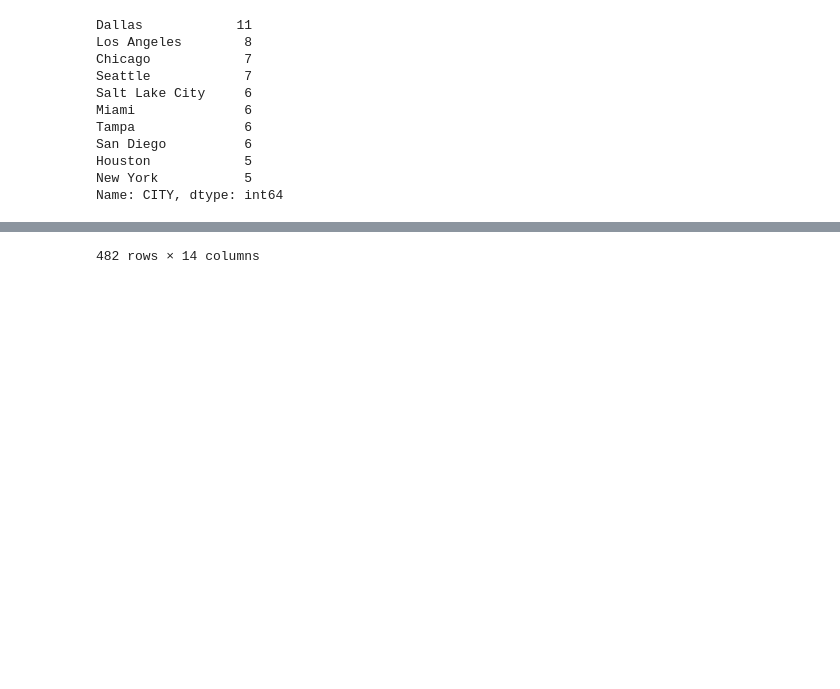
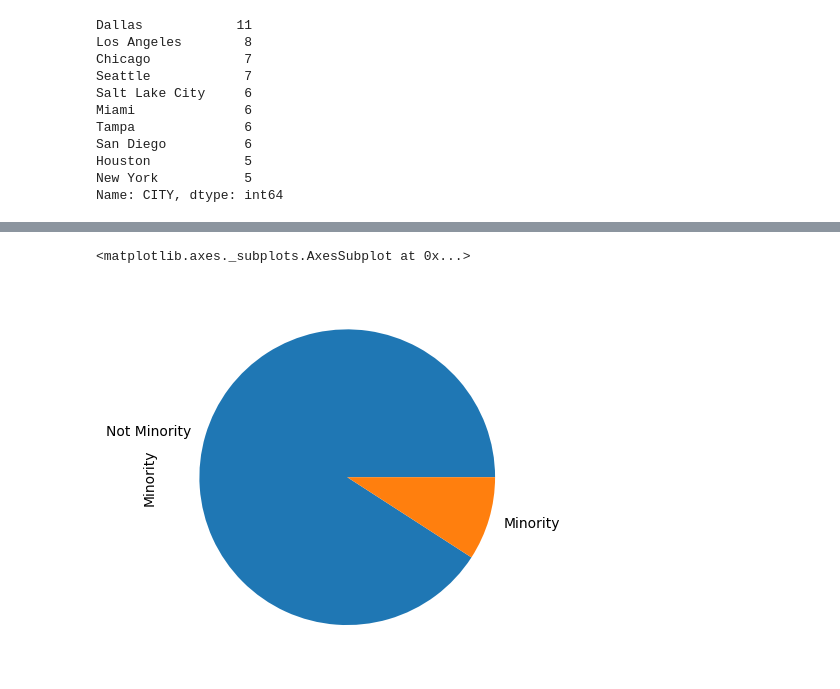
Before and after one commit to ajkeamy/Visualizations-Using-The-Bachelor, a Jupyter notebook: Analysis.ipynb, the cells around one changed output, grey strips where cells are left out. Cells and saved outputs as stored; diff of their text form; code cells hidden in the pictures; blank space fills up the shorter version.

```diff
--- a/Analysis.ipynb
+++ b/Analysis.ipynb
@@ -109,9 +116,6 @@ Name: Occupation, dtype: int64
 # 439 white contestants and only 43 minority contestants
 df['Minority'].value_counts()
 df2= df.copy()
-df2['Minority'] = df2['Minority'].replace(0,'Not Minority')
-df2['Minority'] = df2['Minority'].replace(1,'Minority')
-#ax = df2[['Minority']].plot(kind='bar')
-#sns.barplot(x='Minority', y='', data=df2)
-df
+df2= df.replace({0: 'Not Minority', 1: 'Minority'})
+df2.Minority.value_counts().plot(kind='pie')
 # %% [output]
@@ -135 +122,2 @@ df
-482 rows × 14 columns
+<matplotlib.axes._subplots.AxesSubplot at 0x...>
+[figure, added]
```
Also changed, not shown: parts of 14 cells of this notebook.
